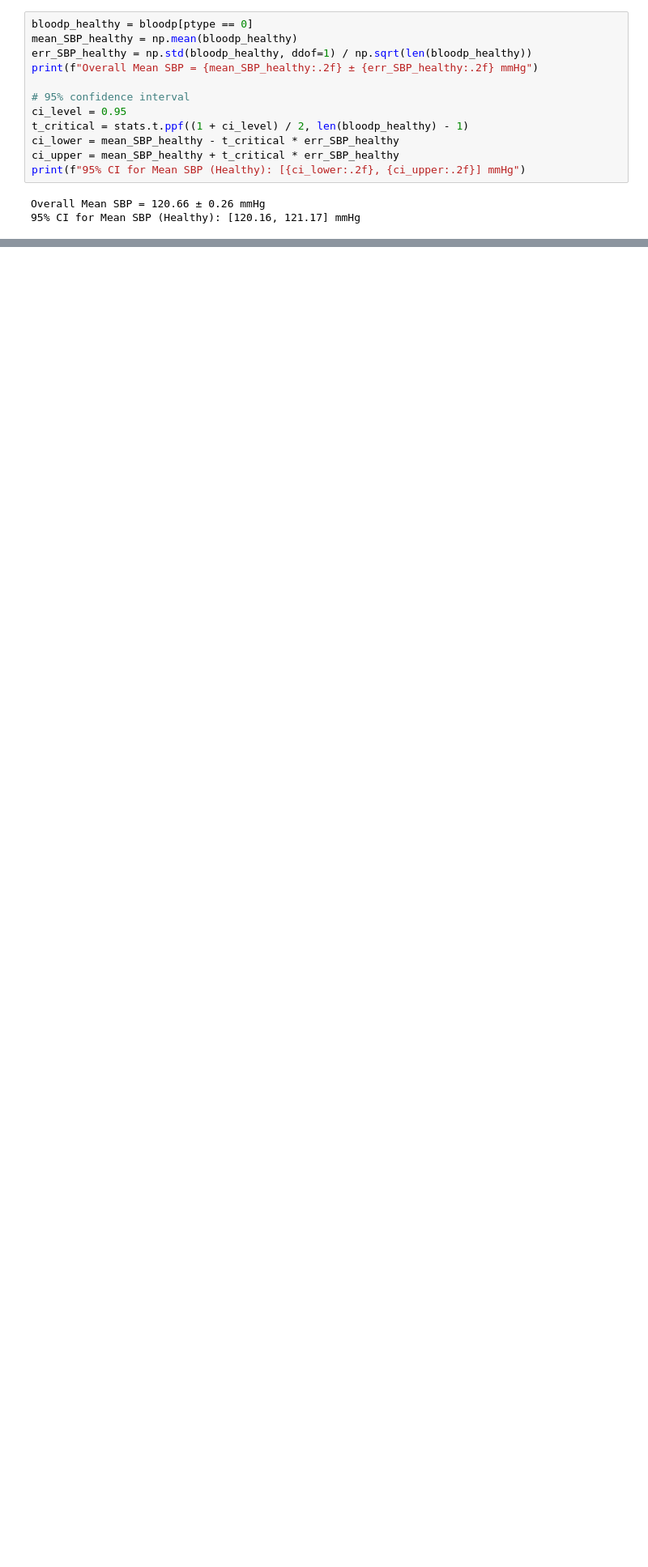
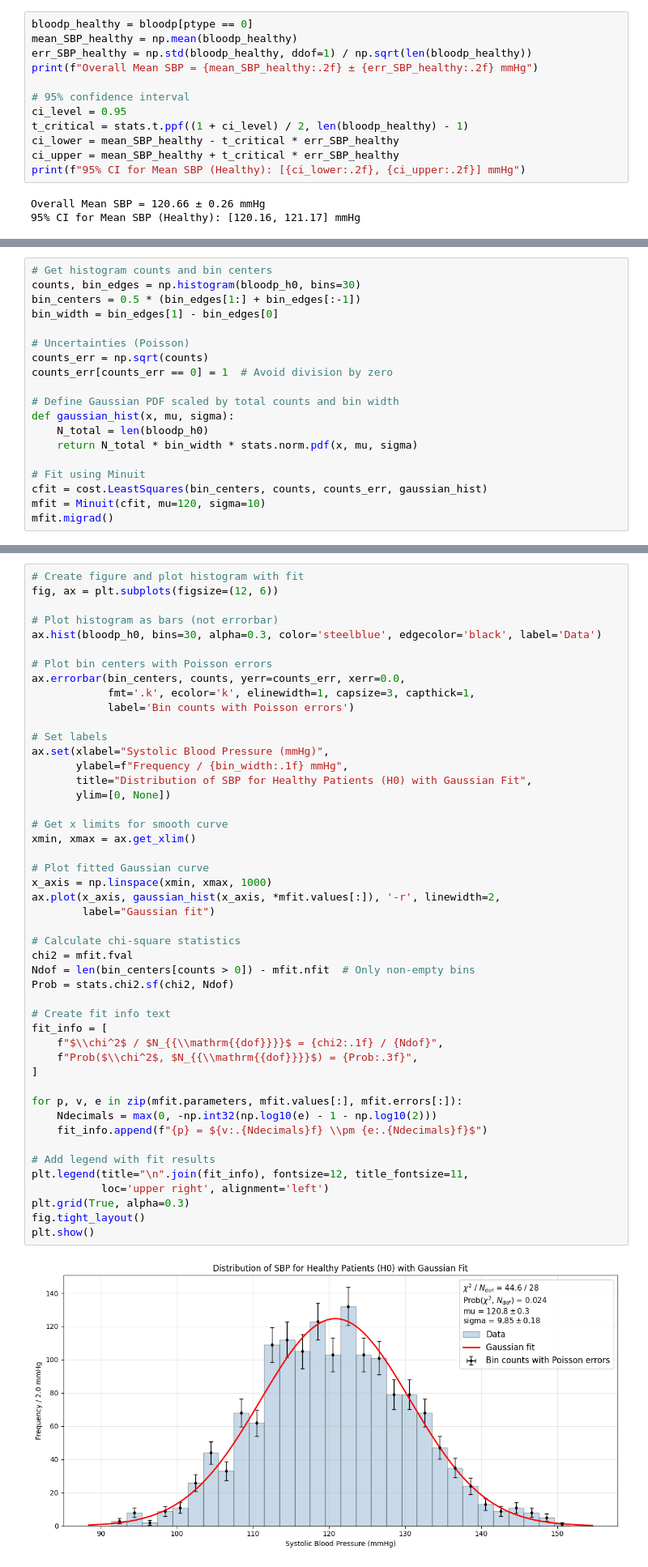
Before and after one commit to Villadshoff/AppStat2025, a Jupyter notebook: DataAndCodeForExam/EXAM.ipynb, the cells around one changed output, grey strips where cells are left out. Shown at 81% size. Cells and saved outputs as stored; diff of their text form; blank space fills up the shorter version.

```diff
--- a/DataAndCodeForExam/EXAM.ipynb
+++ b/DataAndCodeForExam/EXAM.ipynb
@@ -1082,0 +1256,19 @@ Text(0, 0.5, 'Systolic Blood Pressure (mmHg)')
+# %%
+# Get histogram counts and bin centers
+counts, bin_edges = np.histogram(bloodp_h0, bins=30)
+bin_centers = 0.5 * (bin_edges[1:] + bin_edges[:-1])
+bin_width = bin_edges[1] - bin_edges[0]
+
+# Uncertainties (Poisson)
+counts_err = np.sqrt(counts)
+counts_err[counts_err == 0] = 1  # Avoid division by zero
+
+# Define Gaussian PDF scaled by total counts and bin width
+def gaussian_hist(x, mu, sigma):
+    N_total = len(bloodp_h0)
+    return N_total * bin_width * stats.norm.pdf(x, mu, sigma)
+
+# Fit using Minuit
+cfit = cost.LeastSquares(bin_centers, counts, counts_err, gaussian_hist)
+mfit = Minuit(cfit, mu=120, sigma=10)
+mfit.migrad()
@@ -1082,0 +1288,49 @@ Text(0, 0.5, 'Systolic Blood Pressure (mmHg)')
+# %%
+# Create figure and plot histogram with fit
+fig, ax = plt.subplots(figsize=(12, 6))
+
+# Plot histogram as bars (not errorbar)
+ax.hist(bloodp_h0, bins=30, alpha=0.3, color='steelblue', edgecolor='black', label='Data')
+
+# Plot bin centers with Poisson errors
+ax.errorbar(bin_centers, counts, yerr=counts_err, xerr=0.0,
+            fmt='.k', ecolor='k', elinewidth=1, capsize=3, capthick=1,
+            label='Bin counts with Poisson errors')
+
+# Set labels
+ax.set(xlabel="Systolic Blood Pressure (mmHg)",
+       ylabel=f"Frequency / {bin_width:.1f} mmHg",
+       title="Distribution of SBP for Healthy Patients (H0) with Gaussian Fit",
+       ylim=[0, None])
+
+# Get x limits for smooth curve
+xmin, xmax = ax.get_xlim()
+
+# Plot fitted Gaussian curve
+x_axis = np.linspace(xmin, xmax, 1000)
+ax.plot(x_axis, gaussian_hist(x_axis, *mfit.values[:]), '-r', linewidth=2,
+        label="Gaussian fit")
+
+# Calculate chi-square statistics
+chi2 = mfit.fval
+Ndof = len(bin_centers[counts > 0]) - mfit.nfit  # Only non-empty bins
+Prob = stats.chi2.sf(chi2, Ndof)
+
+# Create fit info text
+fit_info = [
+    f"$\\chi^2$ / $N_{{\\mathrm{{dof}}}}$ = {chi2:.1f} / {Ndof}",
+    f"Prob($\\chi^2$, $N_{{\\mathrm{{dof}}}}$) = {Prob:.3f}",
+]
+
+for p, v, e in zip(mfit.parameters, mfit.values[:], mfit.errors[:]):
+    Ndecimals = max(0, -np.int32(np.log10(e) - 1 - np.log10(2)))
+    fit_info.append(f"{p} = ${v:.{Ndecimals}f} \\pm {e:.{Ndecimals}f}$")
+
+# Add legend with fit results
+plt.legend(title="\n".join(fit_info), fontsize=12, title_fontsize=11,
+           loc='upper right', alignment='left')
+plt.grid(True, alpha=0.3)
+fig.tight_layout()
+plt.show()
+# %% [output]
+[figure, added]
```
Also changed, not shown: parts of 14 cells of this notebook.
